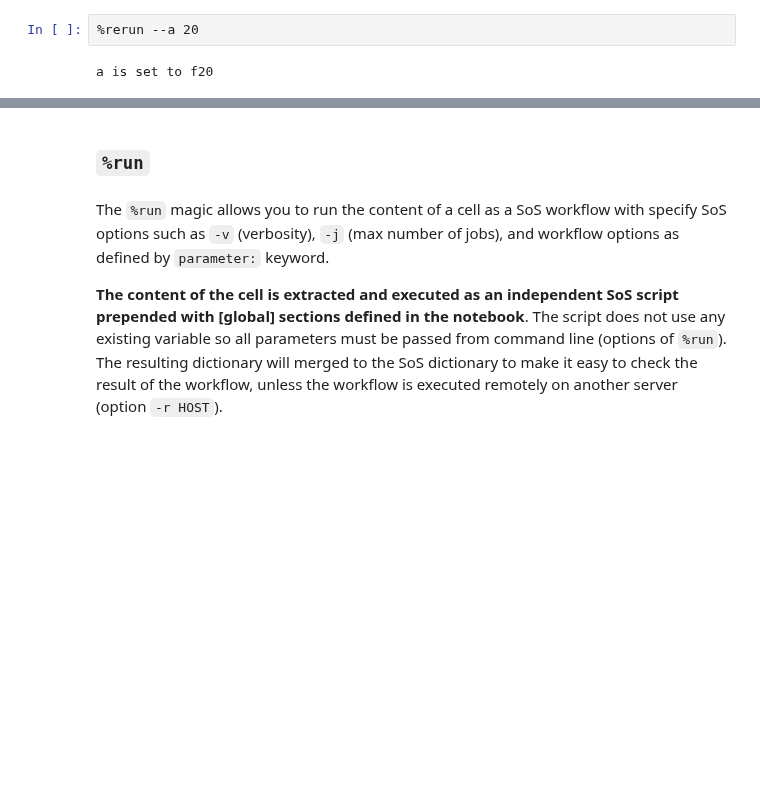
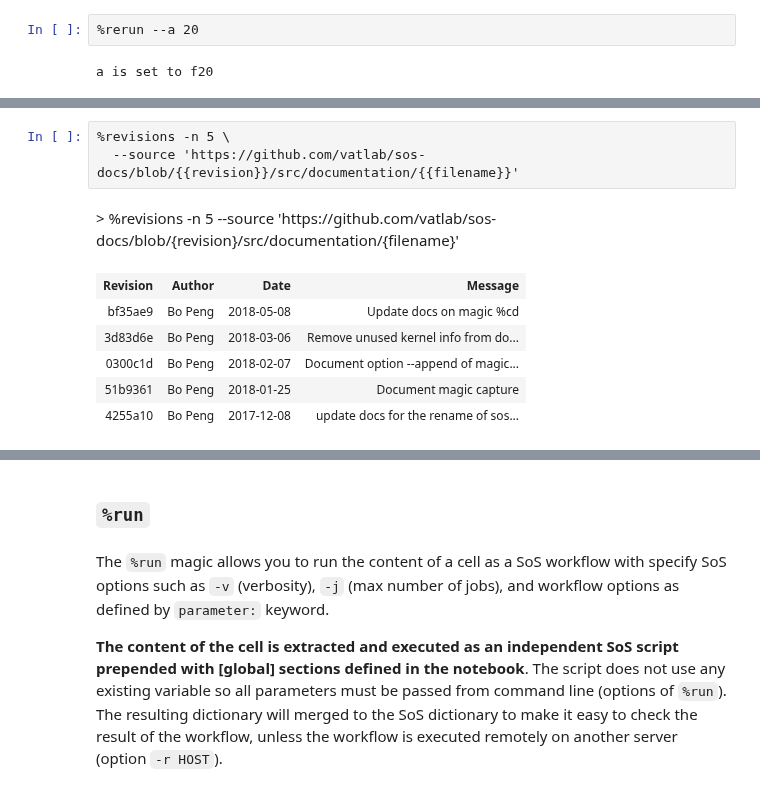
Before and after one commit to vatlab/sos-docs, a Jupyter notebook: src/documentation/SoS_Magics.ipynb, the cells around one changed output, grey strips where cells are left out. Cells and saved outputs as stored; diff of their text form; blank space fills up the shorter version.

Commit message:
Update doc with the new %revisions magic vatlab/sos-notebook#74

```diff
--- a/src/documentation/SoS_Magics.ipynb
+++ b/src/documentation/SoS_Magics.ipynb
@@ -443,0 +502,11 @@ a is set to f20
+# %%
+%revisions -n 5 \
+  --source 'https://github.com/vatlab/sos-docs/blob/{{revision}}/src/documentation/{{filename}}'
+# %% [output]
+> %revisions -n 5 --source 'https://github.com/vatlab/sos-docs/blob/{revision}/src/documentation/{filename}'
+| Revision | Author | Date | Message |
+| bf35ae9 | Bo Peng | 2018-05-08 | Update docs on magic %cd |
+| 3d83d6e | Bo Peng | 2018-03-06 | Remove unused kernel info from do... |
+| 0300c1d | Bo Peng | 2018-02-07 | Document option --append of magic... |
+| 51b9361 | Bo Peng | 2018-01-25 | Document magic capture |
+| 4255a10 | Bo Peng | 2017-12-08 | update docs for the rename of sos... |
```
Also changed, not shown: parts of 11 cells of this notebook, 1 other file.
